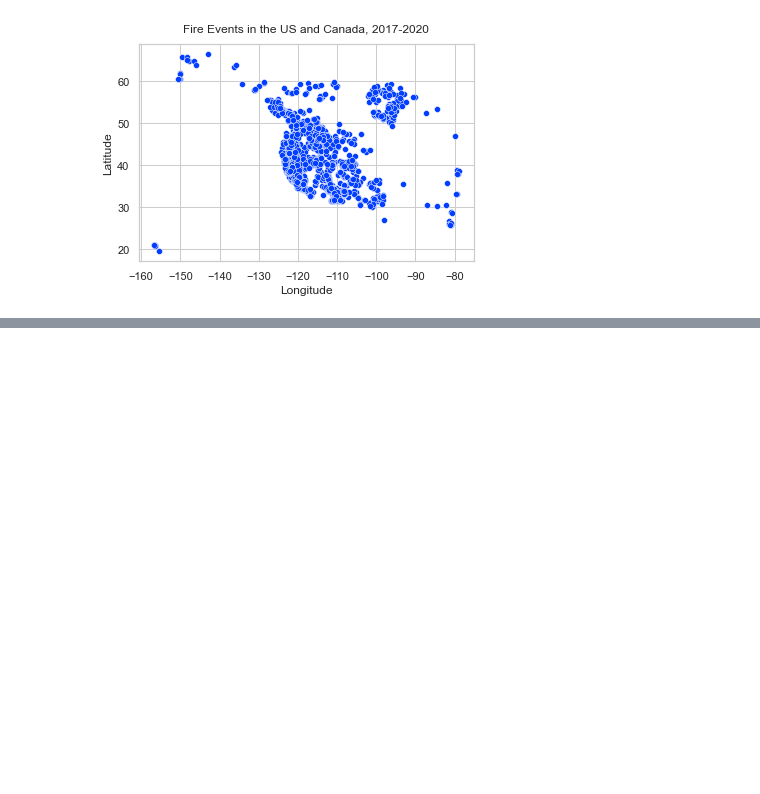
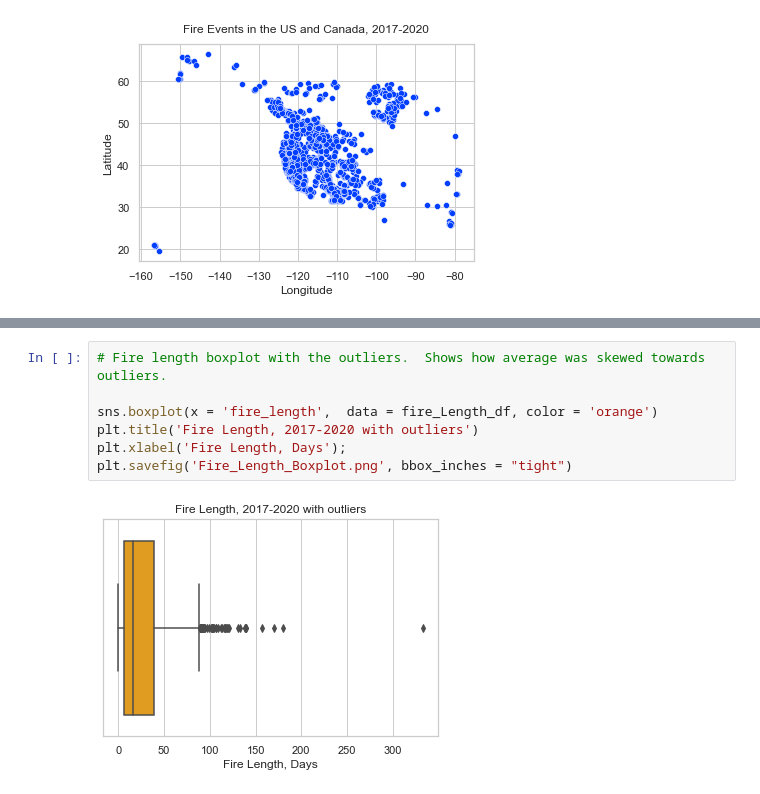
Before and after one commit to britt-emm/CGGroupProject, a Jupyter notebook: NASA_wildfire_graphs.ipynb, the cells around one changed output, grey strips where cells are left out. Drawn from its saved outputs; the diff is of its cells as text; blank space fills up the shorter version.

```diff
--- a/NASA_wildfire_graphs.ipynb
+++ b/NASA_wildfire_graphs.ipynb
@@ -344,0 +419,9 @@ plt.savefig('Fire_Map_USC.png')
+# %%
+# Fire length boxplot with the outliers.  Shows how average was skewed towards outliers.
+
+sns.boxplot(x = 'fire_length',  data = fire_Length_df, color = 'orange')
+plt.title('Fire Length, 2017-2020 with outliers')
+plt.xlabel('Fire Length, Days');
+plt.savefig('Fire_Length_Boxplot.png', bbox_inches = "tight")
+# %% [output]
+[figure, added]
```
Also changed, not shown: parts of 13 cells of this notebook.
